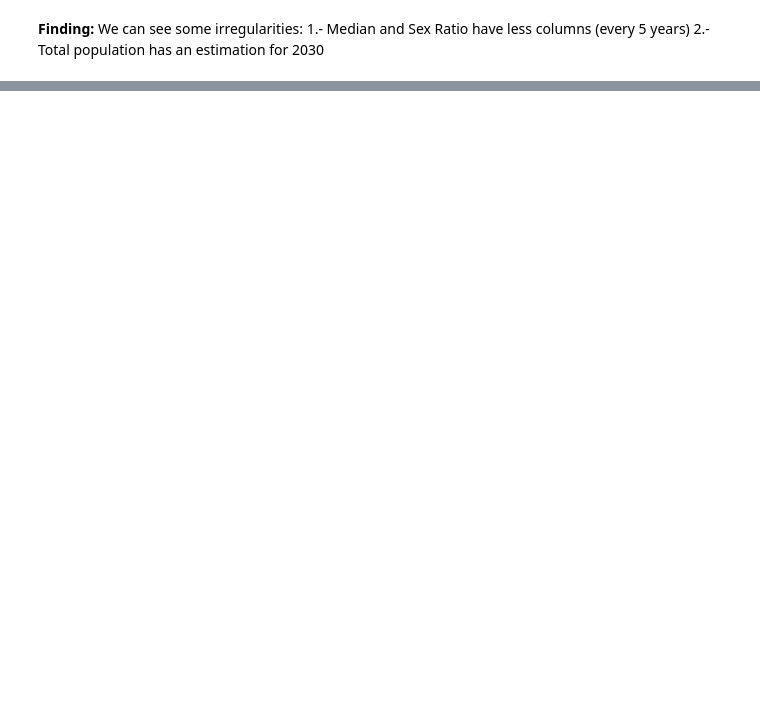
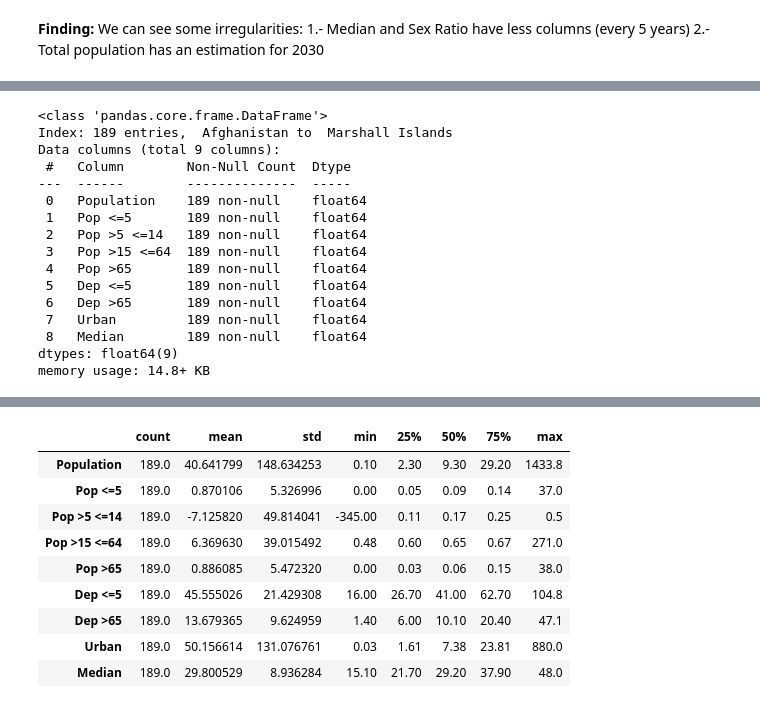
Before and after one commit to fernandoGitHub/ML_Projects, a Jupyter notebook: UNDP_Demographics_Data/UNDP_Demographics_Data_Analysis-Part_03.ipynb, the cells around one changed output, grey strips where cells are left out. Saved outputs shown, nothing was run; the diff lists cells and outputs as text; code cells hidden in the pictures; blank space fills up the shorter version.

```diff
--- a/UNDP_Demographics_Data/UNDP_Demographics_Data_Analysis-Part_03.ipynb
+++ b/UNDP_Demographics_Data/UNDP_Demographics_Data_Analysis-Part_03.ipynb
@@ -319,0 +136,9 @@ res_df.to_csv('./processed_data/UNDP_Demographics_Data.csv', index=False)
+# %%
+def slice_data_frame_by_year(df, year):
+  df_year = df
+  df_year = df_year.set_index('Country')
+  for col in df_year.columns:
+    if not(year in col):
+      df_year = df_year.drop(col, axis=1)
+
+  return df_year
@@ -319,0 +158,23 @@ res_df.to_csv('./processed_data/UNDP_Demographics_Data.csv', index=False)
+# %%
+def transform_dataframe(df):
+
+  df['Population'] = df['2019-Total_Population']
+  df['Pop <=5'] = np.round(df['2019-Population_under_age_5'] / df['2019-Total_Population'], 2)
+  df['Pop >15 <=64'] = np.round(df['2019-Population_ages_15_64'] / df['2019-Total_Population'], 2)
+  df['Pop >65'] = np.round(df['2019-Population _ages_65 _and _older'] / df['2019-Total_Population'], 2)
+  df['Pop >5 <=14'] = np.round(1 - (df['Pop <=5'] + df['Pop >15 <=64'] + df['Pop >65']), 2)
+
+  df['Dep <=5'] = df['2019-Young_age_dependency_ratio']
+  df['Dep >65'] = df['2019-Old_age_dependency_ratio']
+
+  df['Urban'] = np.round(df['2019-Urban_Population'] / df['2019-Total_Population'], 2)
+  df['Median'] = df['2019-Median_age']
+
+  tf_columns = ['Population', 'Pop <=5', 'Pop >5 <=14', 'Pop >15 <=64', 'Pop >65', 'Dep <=5', 'Dep >65', 'Urban', 'Median']
+  df_tf = pd.DataFrame(index=df.index, columns=tf_columns, data=df[tf_columns])
+
+  # Cleaning the resulting df
+  df_tf = df_tf.dropna()
+  df_tf = df_tf[df_tf['Population'] > 0]
+
+  return df_tf
@@ -319,0 +184,22 @@ res_df.to_csv('./processed_data/UNDP_Demographics_Data.csv', index=False)
+# %%
+# 4. Review dataframe info and save to file
+df_2019.info()
+df_2019.head()
+df_2019.describe().transpose()
+# %% [output]
+<class 'pandas.core.frame.DataFrame'>
+Index: 189 entries,  Afghanistan to  Marshall Islands
+Data columns (total 9 columns):
+ #   Column        Non-Null Count  Dtype
+---  ------        --------------  -----
+ 0   Population    189 non-null    float64
+ 1   Pop <=5       189 non-null    float64
+ 2   Pop >5 <=14   189 non-null    float64
+ 3   Pop >15 <=64  189 non-null    float64
+ 4   Pop >65       189 non-null    float64
+ 5   Dep <=5       189 non-null    float64
+ 6   Dep >65       189 non-null    float64
+ 7   Urban         189 non-null    float64
+ 8   Median        189 non-null    float64
+dtypes: float64(9)
+memory usage: 14.8+ KB
@@ -319,0 +213,10 @@ res_df.to_csv('./processed_data/UNDP_Demographics_Data.csv', index=False)
+|  | count | mean | std | min | 25% | 50% | 75% | max |
+| Population | 189.0 | 40.641799 | 148.634253 | 0.10 | 2.30 | 9.30 | 29.20 | 1433.8 |
+| Pop <=5 | 189.0 | 0.870106 | 5.326996 | 0.00 | 0.05 | 0.09 | 0.14 | 37.0 |
+| Pop >5 <=14 | 189.0 | -7.125820 | 49.814041 | -345.00 | 0.11 | 0.17 | 0.25 | 0.5 |
+| Pop >15 <=64 | 189.0 | 6.369630 | 39.015492 | 0.48 | 0.60 | 0.65 | 0.67 | 271.0 |
+| Pop >65 | 189.0 | 0.886085 | 5.472320 | 0.00 | 0.03 | 0.06 | 0.15 | 38.0 |
+| Dep <=5 | 189.0 | 45.555026 | 21.429308 | 16.00 | 26.70 | 41.00 | 62.70 | 104.8 |
+| Dep >65 | 189.0 | 13.679365 | 9.624959 | 1.40 | 6.00 | 10.10 | 20.40 | 47.1 |
+| Urban | 189.0 | 50.156614 | 131.076761 | 0.03 | 1.61 | 7.38 | 23.81 | 880.0 |
+| Median | 189.0 | 29.800529 | 8.936284 | 15.10 | 21.70 | 29.20 | 37.90 | 48.0 |
```
Also changed, not shown: parts of 40 cells of this notebook.
